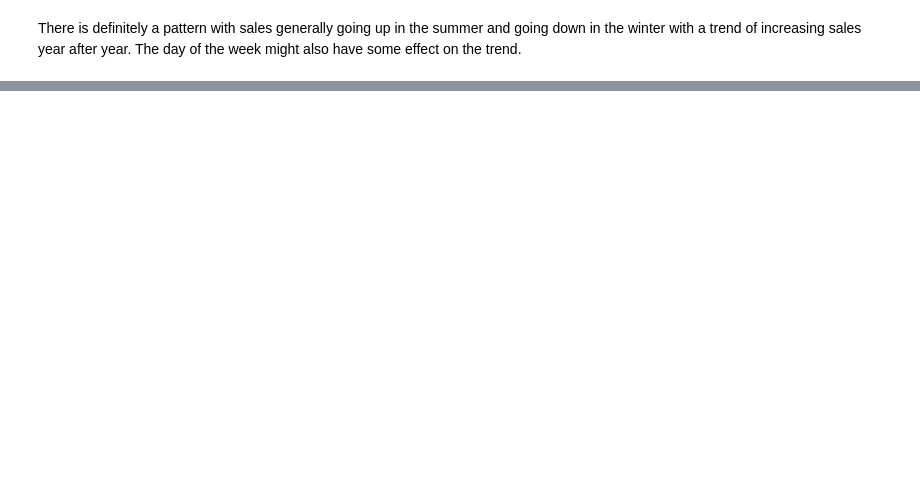
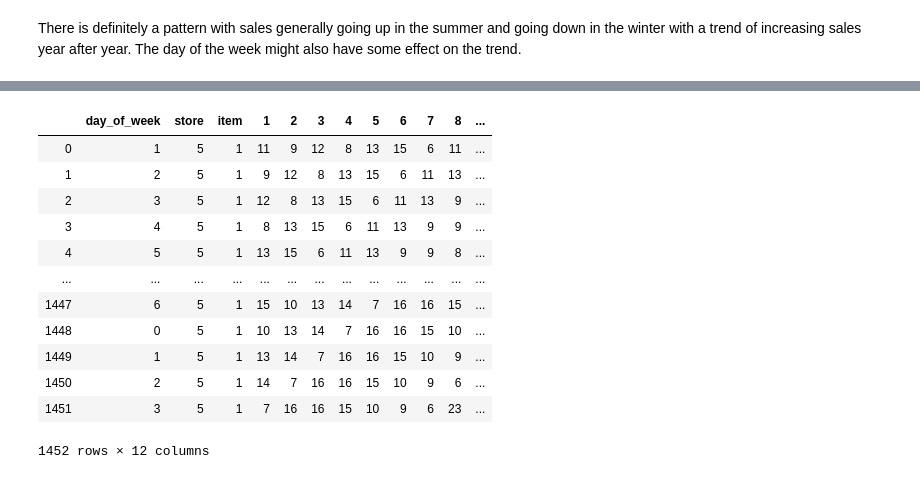
Before and after one commit to phil-hoang/Store_Item_Demand_Forecast_NN, a Jupyter notebook: Demand_Forecaster_NN.ipynb, the cells around one changed output, grey strips where cells are left out. Saved outputs shown, nothing was run; the diff lists cells and outputs as text; code cells hidden in the pictures; blank space fills up the shorter version.

```diff
--- a/Demand_Forecaster_NN.ipynb
+++ b/Demand_Forecaster_NN.ipynb
@@ -101,0 +199,20 @@ len(sample)
+# %%
+# Train-test split
+sample_train_df, sample_train_target = df.iloc[:-365], df_target.iloc[:-365]
+sample_val_df, sample_val_target = df.iloc[-365::], df_target.iloc[-365::]
+# %%
+sample_train_df
+# %% [output]
+|  | day_of_week | store | item | 1 | 2 | 3 | 4 | 5 | 6 | 7 | 8 | ... |
+| 0 | 1 | 5 | 1 | 11 | 9 | 12 | 8 | 13 | 15 | 6 | 11 | ... |
+| 1 | 2 | 5 | 1 | 9 | 12 | 8 | 13 | 15 | 6 | 11 | 13 | ... |
+| 2 | 3 | 5 | 1 | 12 | 8 | 13 | 15 | 6 | 11 | 13 | 9 | ... |
+| 3 | 4 | 5 | 1 | 8 | 13 | 15 | 6 | 11 | 13 | 9 | 9 | ... |
+| 4 | 5 | 5 | 1 | 13 | 15 | 6 | 11 | 13 | 9 | 9 | 8 | ... |
+| ... | ... | ... | ... | ... | ... | ... | ... | ... | ... | ... | ... | ... |
+| 1447 | 6 | 5 | 1 | 15 | 10 | 13 | 14 | 7 | 16 | 16 | 15 | ... |
+| 1448 | 0 | 5 | 1 | 10 | 13 | 14 | 7 | 16 | 16 | 15 | 10 | ... |
+| 1449 | 1 | 5 | 1 | 13 | 14 | 7 | 16 | 16 | 15 | 10 | 9 | ... |
+| 1450 | 2 | 5 | 1 | 14 | 7 | 16 | 16 | 15 | 10 | 9 | 6 | ... |
+| 1451 | 3 | 5 | 1 | 7 | 16 | 16 | 15 | 10 | 9 | 6 | 23 | ... |
+1452 rows × 12 columns
```
Also changed, not shown: parts of 27 cells of this notebook.
